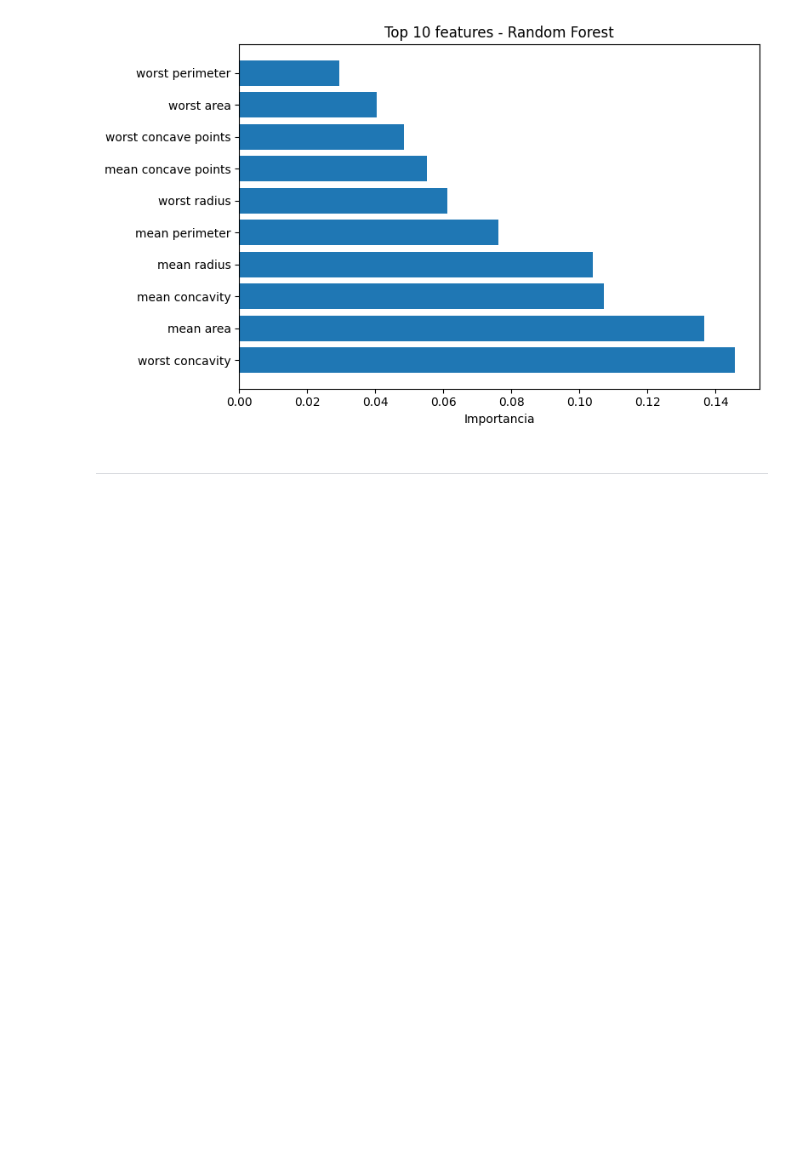
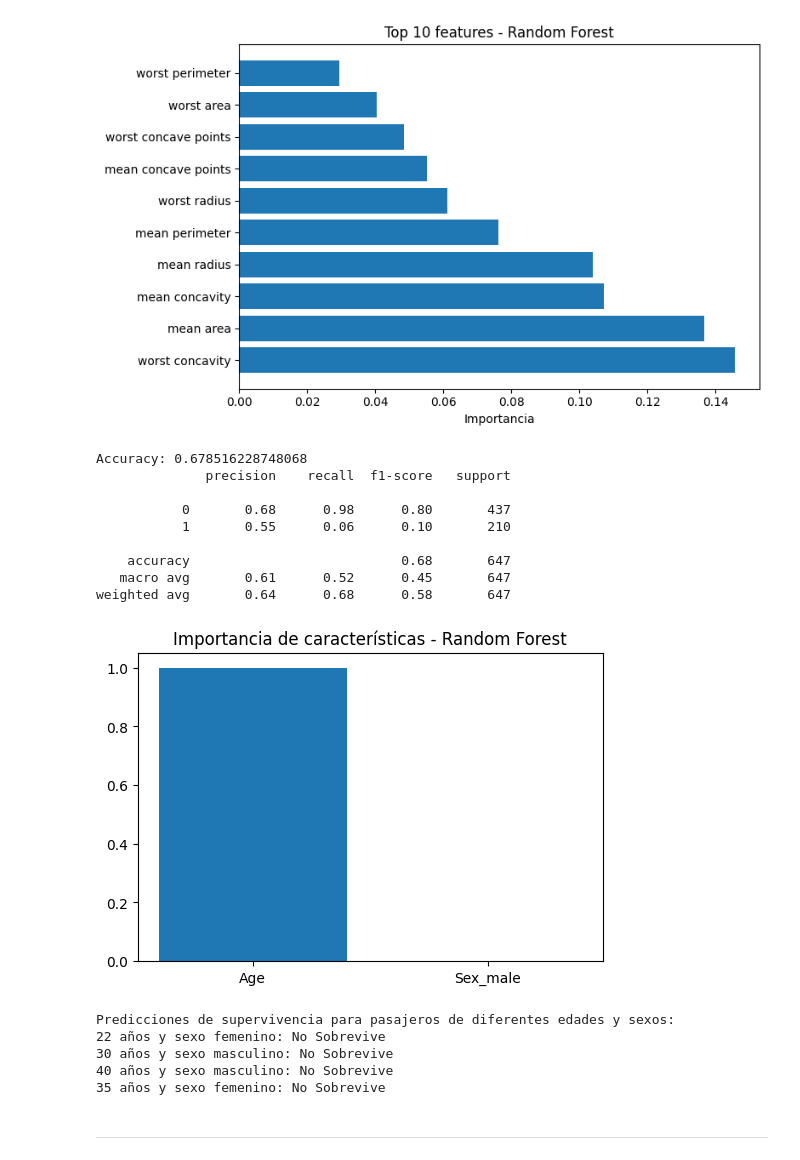
Before and after one commit to paranedagarcia/Cienciadedatos, a Jupyter notebook: 6.Aprendizaje supervisado/Arboles.ipynb, the cells around one changed output. Saved outputs shown, nothing was run; the diff lists cells and outputs as text; code cells hidden in the pictures; blank space fills up the shorter version.

```diff
--- a/6.Aprendizaje supervisado/Arboles.ipynb
+++ b/6.Aprendizaje supervisado/Arboles.ipynb
@@ -371,6 +410,67 @@ Confusion Matrix (RF):
 OOB Score: 0.9624
 [figure]
 [figure]
+# %%
+# Random Forest - clasificación sobre el dataset titanic
+from sklearn.ensemble import RandomForestClassifier
+from sklearn.model_selection import train_test_split
+from sklearn.metrics import accuracy_score, classification_report, confusion_matrix
+import pandas as pd
+import numpy as np
+import matplotlib.pyplot as plt
+# Cargar y preparar datos
+df = pd.read_csv('../data/titanic5_price_clean.csv')
+df = df[['Survived', 'Age', 'Sex']].dropna(subset=['Survived', 'Age', 'Sex'])
+# Codificar sexo (male=1, female=0)
+df['Sex_male'] = df['Sex'].map({'male': 1, 'female': 0})
+# Características y etiqueta
+X_t = df[['Age', 'Sex_male']].values
+y_t = df['Survived'].astype(int).values
+# División entrenamiento/prueba
+X_train, X_test, y_train, y_test = train_test_split(X_t, y_t, test_size=0.3, random_state=42, stratify=y_t)
+# Entrenar Random Forest
+rf_clf = RandomForestClassifier(n_estimators=100, max_depth=3, random_state=0)
+rf_clf.fit(X_train, y_train)
+# Evaluación
+y_pred = rf_clf.predict(X_test)
+print("Accuracy:", accuracy_score(y_test, y_pred))
+print(classification_report(y_test, y_pred))
+# Importancia de características
+importances = rf_clf.feature_importances_
+feature_names = ['Age', 'Sex_male']
+plt.figure(figsize=(6,4))
+plt.bar(feature_names, importances)
+plt.title('Importancia de características - Random Forest')
+plt.show()
+# %% [output]
+Accuracy: 0.678516228748068
+              precision    recall  f1-score   support
+
+           0       0.68      0.98      0.80       437
+           1       0.55      0.06      0.10       210
+
+    accuracy                           0.68       647
+   macro avg       0.61      0.52      0.45       647
+weighted avg       0.64      0.68      0.58       647
+[figure, added]
+# %%
+# genera predicciones para pasajeros con diferentes edades y sexos
+sample_passengers = np.array([[22, 0],  # 22 años, masculino
+                              [30, 1],  # 30 años, femenino
+                              [40, 1],  # 40 años, femenino
+                              [35, 0]]) # 35 años, masculino
+predictions = rf_clf.predict(sample_passengers)
+print("Predicciones de supervivencia para pasajeros de diferentes edades y sexos:")
+for i, passenger in enumerate(sample_passengers):
+    age, sex = passenger
+    survival = 'Sobrevive' if predictions[i] == 1 else 'No Sobrevive'
+    print(f"{age} años y sexo {'masculino' if sex == 1 else 'femenino'}: {survival}")
+# %% [output]
+Predicciones de supervivencia para pasajeros de diferentes edades y sexos:
+22 años y sexo femenino: No Sobrevive
+30 años y sexo masculino: No Sobrevive
+40 años y sexo masculino: No Sobrevive
+35 años y sexo femenino: No Sobrevive
 # %% [markdown]
 ---
 # %% [markdown]
```
Also changed, not shown: parts of 6 cells of this notebook.
